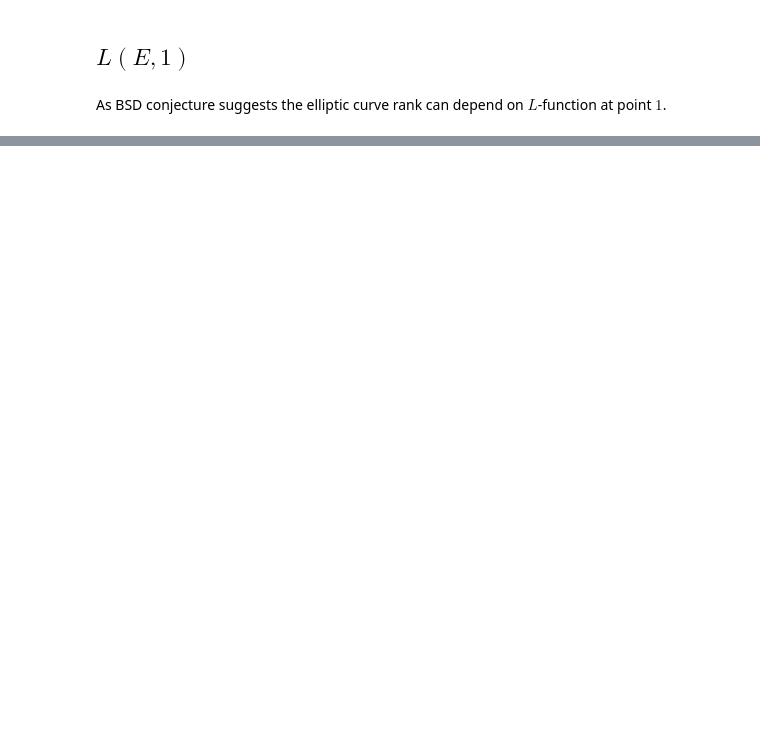
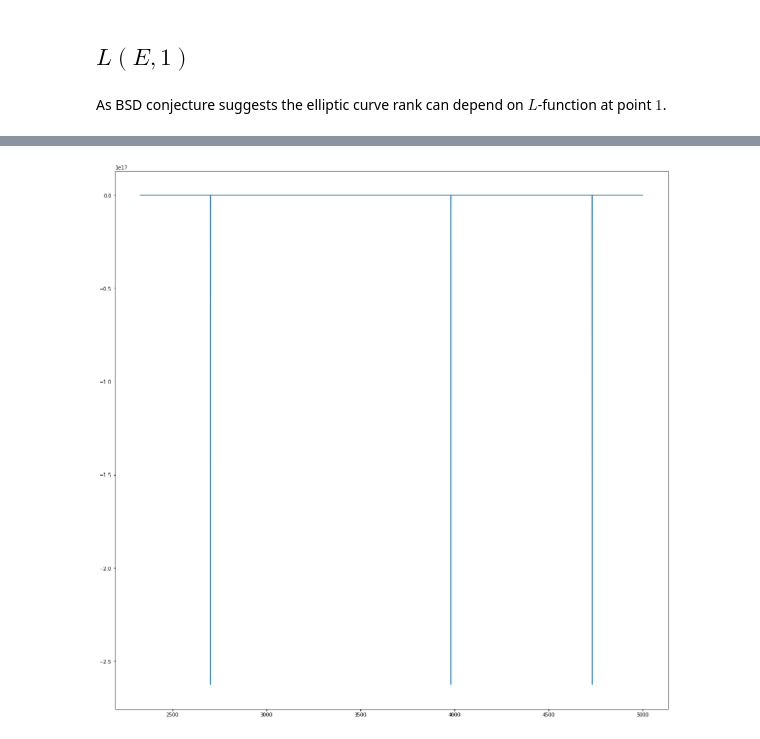
Before and after one commit to 0xf104a/EllipticCurves, a Jupyter notebook: Models.ipynb, the cells around one changed output, grey strips where cells are left out. Saved outputs shown, nothing was run; the diff lists cells and outputs as text; code cells hidden in the pictures; blank space fills up the shorter version.

```diff
--- a/Models.ipynb
+++ b/Models.ipynb
@@ -403,0 +446,5 @@ array([[-6.17734769e-19],
+# %%
+plt.plot(df[df["CM"]==1]["J"])
+plt.show()
+# %% [output]
+[figure, added]
```
Also changed, not shown: parts of 31 cells of this notebook, 1 other file.
